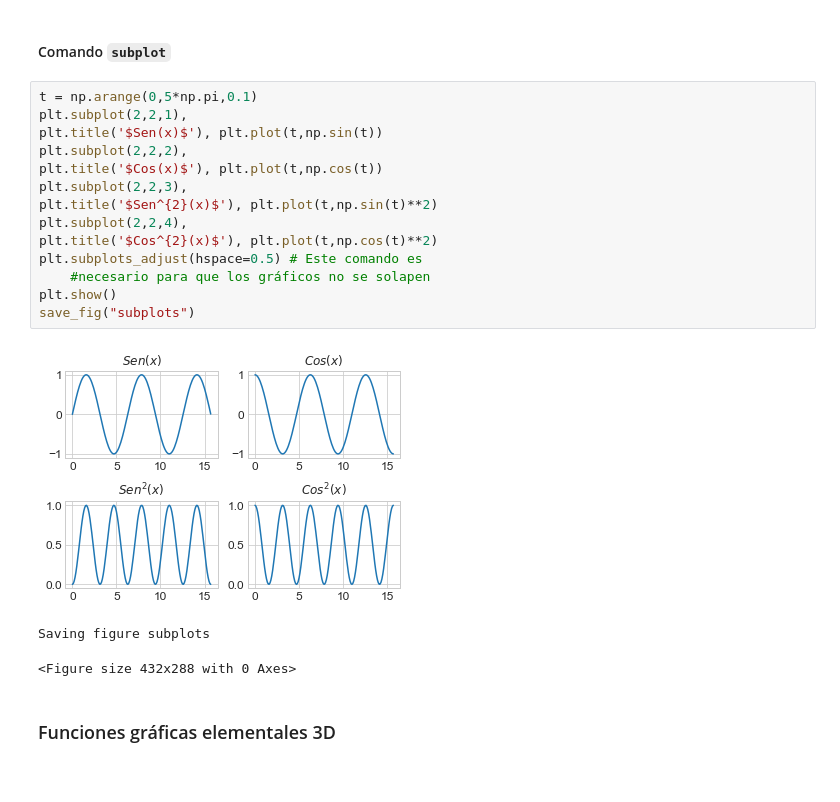
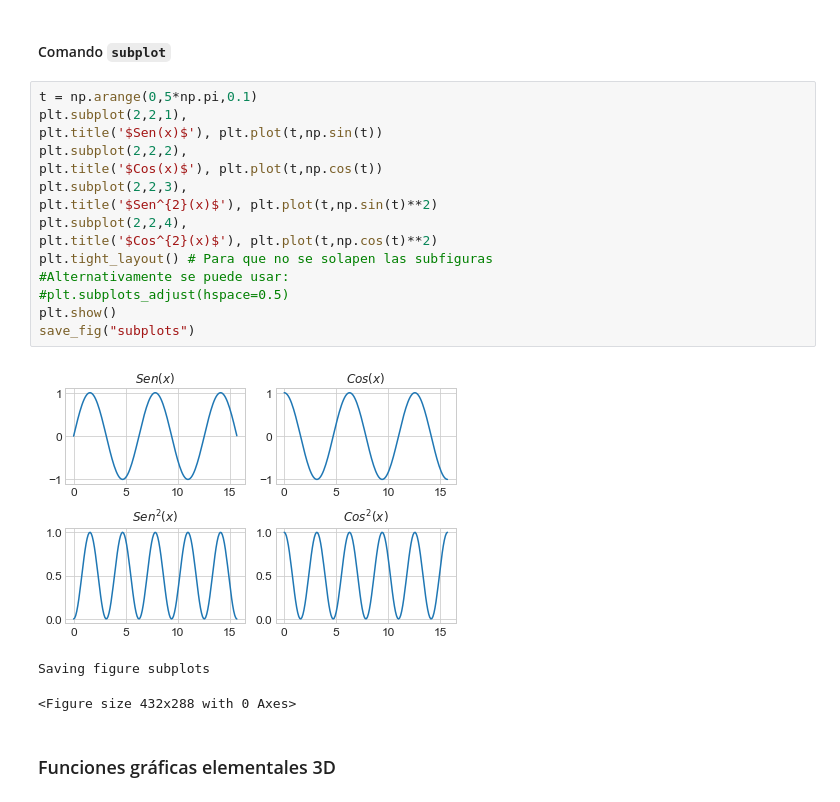
Before and after one commit to gapsc-us/labcomdig, a Jupyter notebook: Tema1.Intro2Python.ipynb, the cells around one changed output. Drawn from its saved outputs; the diff is of its cells as text.

```diff
--- a/Tema1.Intro2Python.ipynb
+++ b/Tema1.Intro2Python.ipynb
@@ -1329,19 +1329,20 @@ ax.grid('on')
 # %%
 t = np.arange(0,5*np.pi,0.1)
 plt.subplot(2,2,1),
 plt.title('$Sen(x)$'), plt.plot(t,np.sin(t))
 plt.subplot(2,2,2),
 plt.title('$Cos(x)$'), plt.plot(t,np.cos(t))
 plt.subplot(2,2,3),
 plt.title('$Sen^{2}(x)$'), plt.plot(t,np.sin(t)**2)
 plt.subplot(2,2,4),
 plt.title('$Cos^{2}(x)$'), plt.plot(t,np.cos(t)**2)
-plt.subplots_adjust(hspace=0.5) # Este comando es
-    #necesario para que los gráficos no se solapen
+plt.tight_layout() # Para que no se solapen las subfiguras
+#Alternativamente se puede usar:
+#plt.subplots_adjust(hspace=0.5)
 plt.show()
 save_fig("subplots")
 # %% [output]
-[figure, old version]
+[figure, new version]
 Saving figure subplots
 <Figure size 432x288 with 0 Axes>
 # %% [markdown]
```
Also changed, not shown: parts of 10 cells of this notebook, 2 other files.
